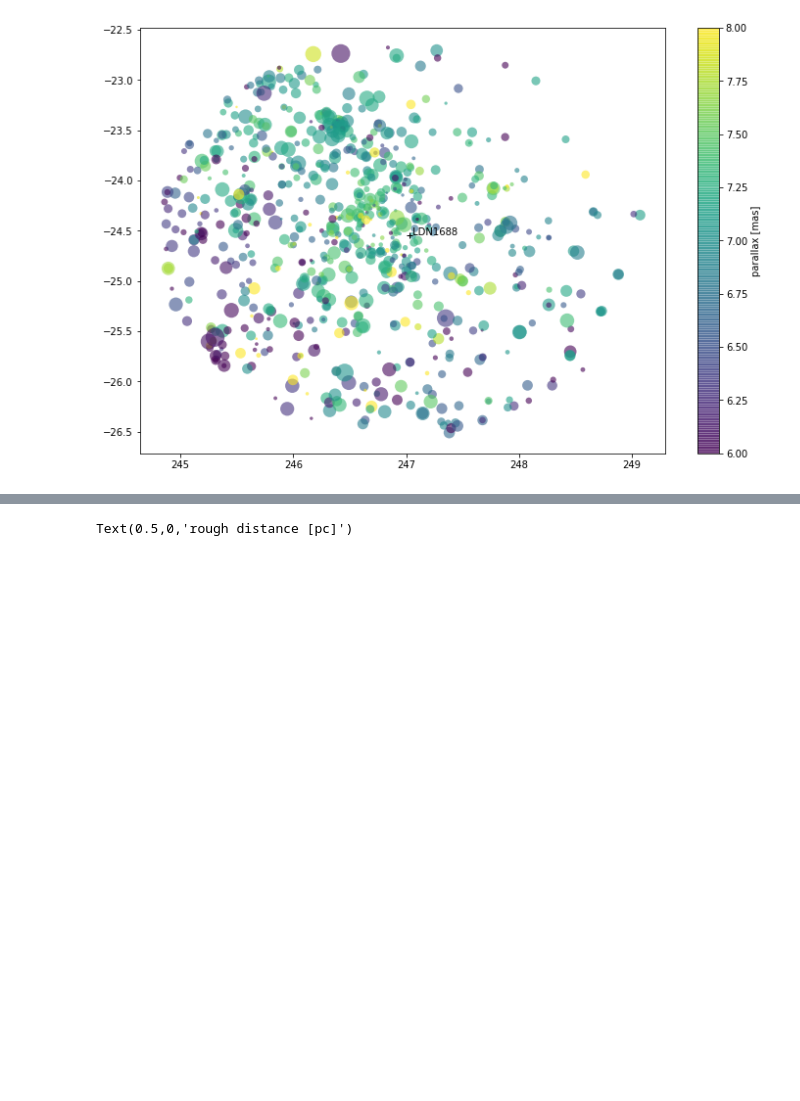
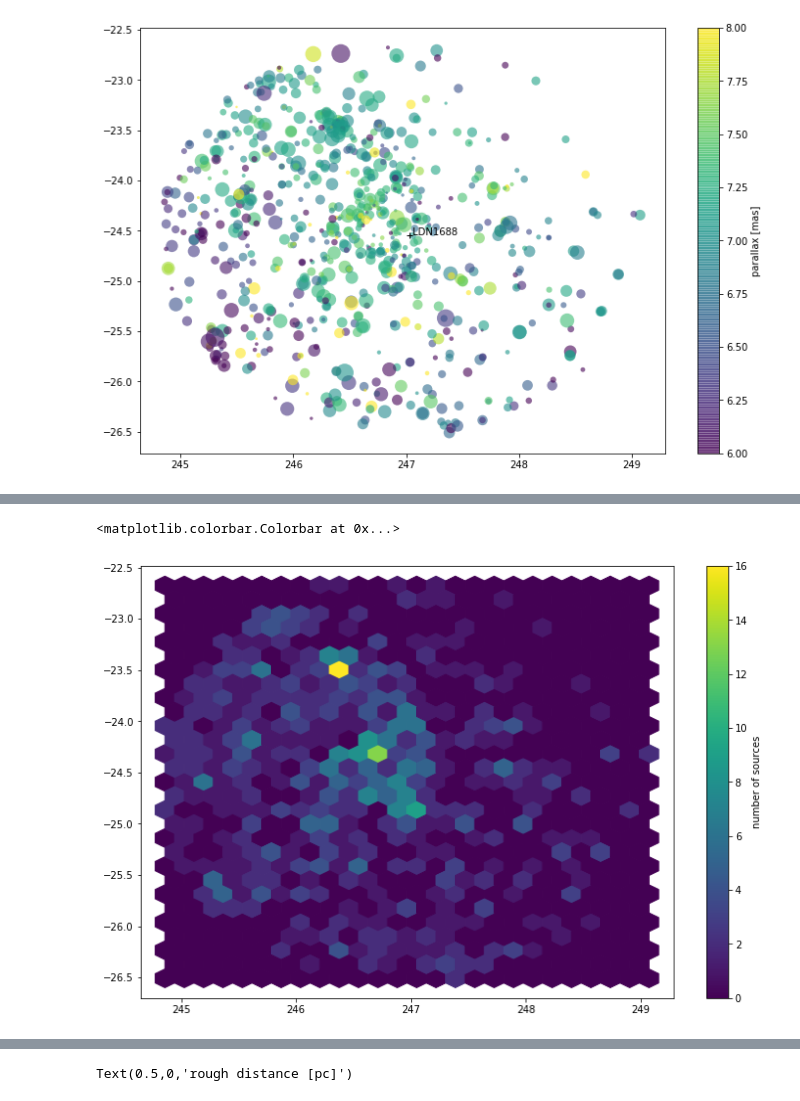
Before and after one commit to bombrun/GaiaFun, a Jupyter notebook: OphiuchusCloud.ipynb, the cells around one changed output, grey strips where cells are left out. Saved outputs shown, nothing was run; the diff lists cells and outputs as text; code cells hidden in the pictures; blank space fills up the shorter version.

```diff
--- a/OphiuchusCloud.ipynb
+++ b/OphiuchusCloud.ipynb
@@ -238,0 +265,6 @@ plt.colorbar(label="parallax [mas]")
+# %%
+plt.hexbin(d2.ra,d2.dec,gridsize=25)
+plt.colorbar(label="number of sources")
+# %% [output]
+<matplotlib.colorbar.Colorbar at 0x...>
+[figure, added]
```
Also changed, not shown: parts of 19 cells of this notebook.
